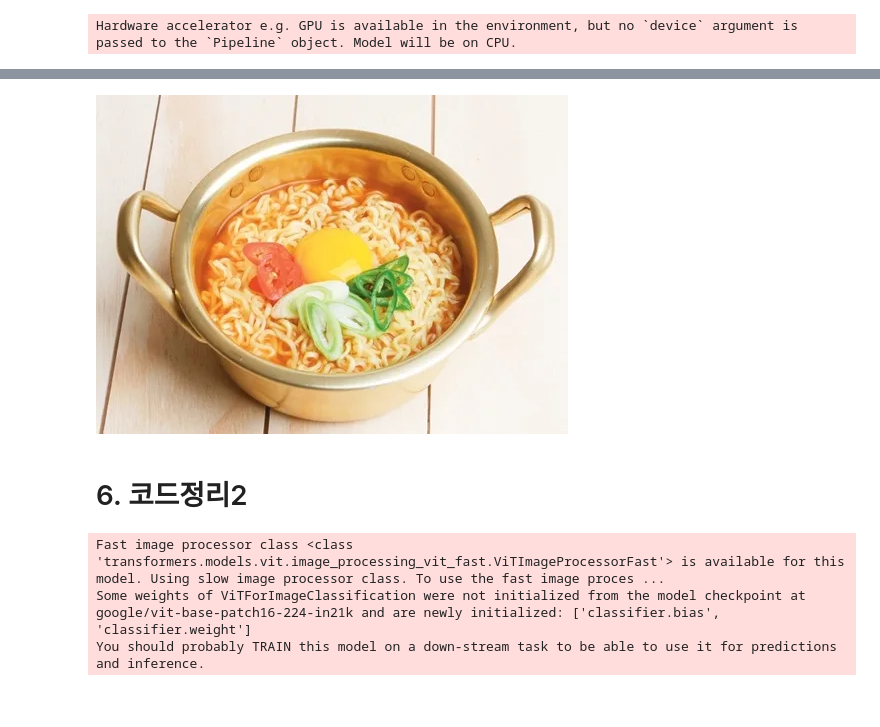
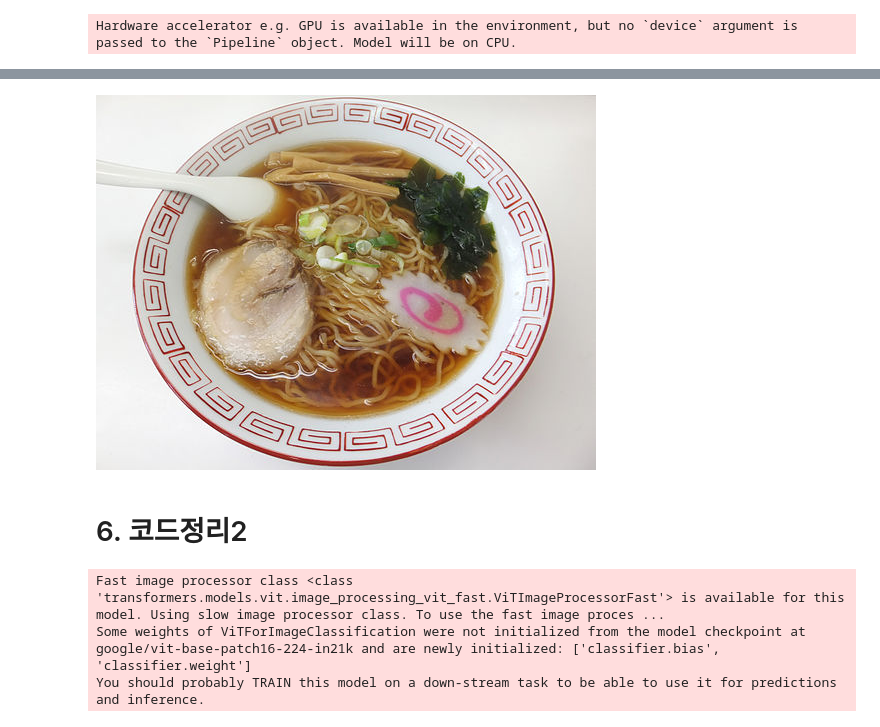
Before and after one commit to guebin/MP2024, a Jupyter notebook: docs/posts/05wk-1.out.ipynb, the cells around one changed output, grey strips where cells are left out. Cells and saved outputs as stored; diff of their text form; code cells hidden in the pictures.

```diff
--- a/docs/posts/05wk-1.out.ipynb
+++ b/docs/posts/05wk-1.out.ipynb
@@ -446,21 +446,21 @@ image.show()
 # %%
 from PIL import Image
 import requests
 from io import BytesIO
 
 # 이미지 URL
-url = "https://i.namu.wiki/i/eYVvNJnEv7iWMzCOChZ0BeQm1HVG2sqOWiEABGD3Q5yUilrg8rtVrTc0MupDB9DtGBzioQ5JLfPSPR_AuajlNWsOJsm6gp-EnrcKzcHjHGvzoldry6NiVpZHrNTF2WM9bY4Y546kCtsE1n1yTv4TUg.webp"
+url = "https://upload.wikimedia.org/wikipedia/commons/thumb/e/ec/Shoyu_ramen%2C_at_Kasukabe_Station_%282014.05.05%29_1.jpg/500px-Shoyu_ramen%2C_at_Kasukabe_Station_%282014.05.05%29_1.jpg"
 
 # URL에서 이미지 불러오기
 response = requests.get(url)
 image = Image.open(BytesIO(response.content))
 image
 # %% [output]
-[figure, old version]
+[figure, new version]
 # %%
 classifier(image)
-# %% [markdown]
-# 6. 코드정리2
+# %% [markdown]
+# 6. 코드정리2
 # %%
 ## Step1
 food = datasets.load_dataset("food101", split="train[:5000]").train_test_split(test_size=0.2)
```
Also changed, not shown: parts of 62 cells of this notebook, 10 other files.
